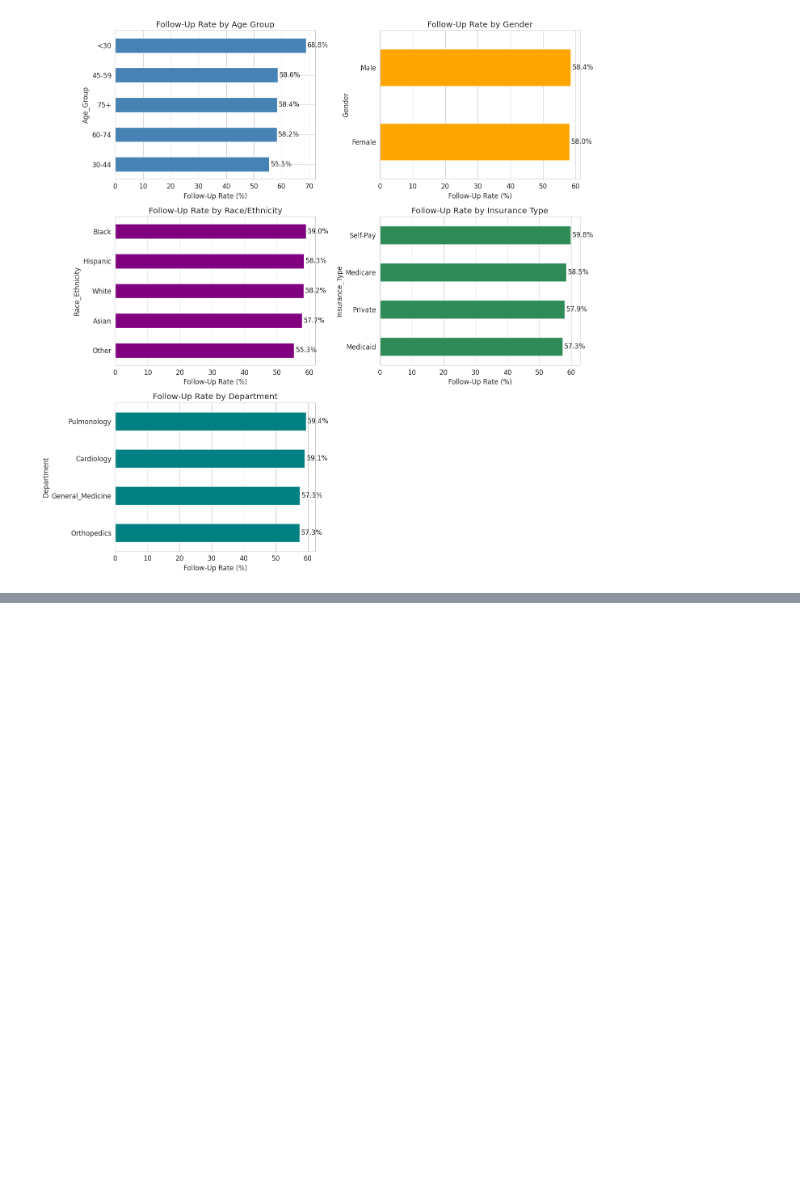
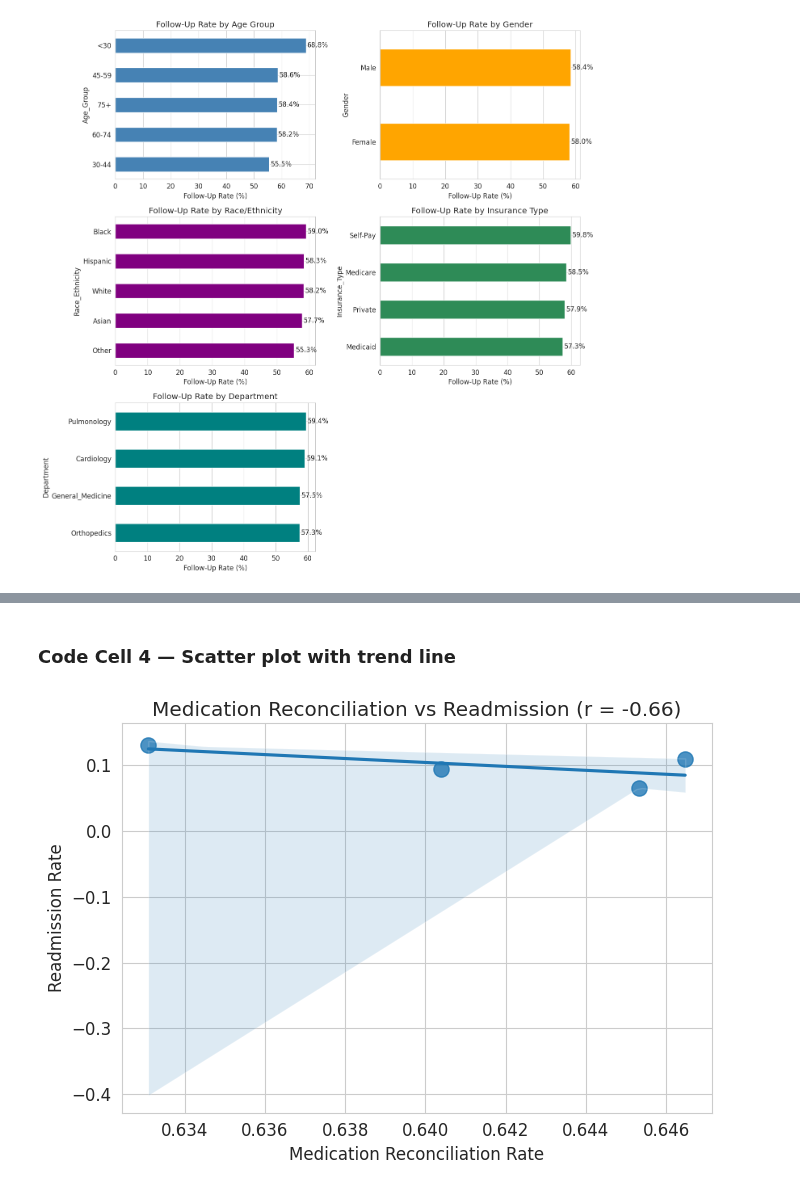
Before and after one commit to hawa1983/MG-628, a Jupyter notebook: Midterm_Regression_Project.ipynb, the cells around one changed output, grey strips where cells are left out. Cells and saved outputs as stored; diff of their text form; code cells hidden in the pictures; blank space fills up the shorter version.

```diff
--- a/Midterm_Regression_Project.ipynb
+++ b/Midterm_Regression_Project.ipynb
@@ -2027,0 +2122,21 @@ plt.show()
+# %%
+unit_level = (
+    df_corr
+    .groupby("Department")
+    .agg(
+        medrec_rate=("MedRec_Flag","mean"),
+        readmit_rate=("Readmit_Flag","mean")
+    )
+)
+
+r_unit, p_unit = stats.pearsonr(
+    unit_level["medrec_rate"],
+    unit_level["readmit_rate"]
+)
+
+print("\nUnit-Level Correlation (Department)")
+print(f"Pearson r = {r_unit:.4f}")
+print(f"p-value = {p_unit:.6f}")
+
+print("\nUnit-Level Table")
+print(unit_level.round(3))
@@ -2027,0 +2159,21 @@ plt.show()
+# %% [markdown]
+### Code Cell 4 — Scatter plot with trend line
+# %%
+plt.figure(figsize=(7,5))
+
+sns.regplot(
+    x="medrec_rate",
+    y="readmit_rate",
+    data=unit_level,
+    scatter_kws={"s":120}
+)
+
+plt.title(f"Medication Reconciliation vs Readmission (r = {r_unit:.2f})")
+plt.xlabel("Medication Reconciliation Rate")
+plt.ylabel("Readmission Rate")
+
+plt.tight_layout()
+plt.savefig("medrecon_readmission_scatter.png", dpi=150)
+plt.show()
+# %% [output]
+[figure, added]
```
Also changed, not shown: parts of 35 cells of this notebook.
